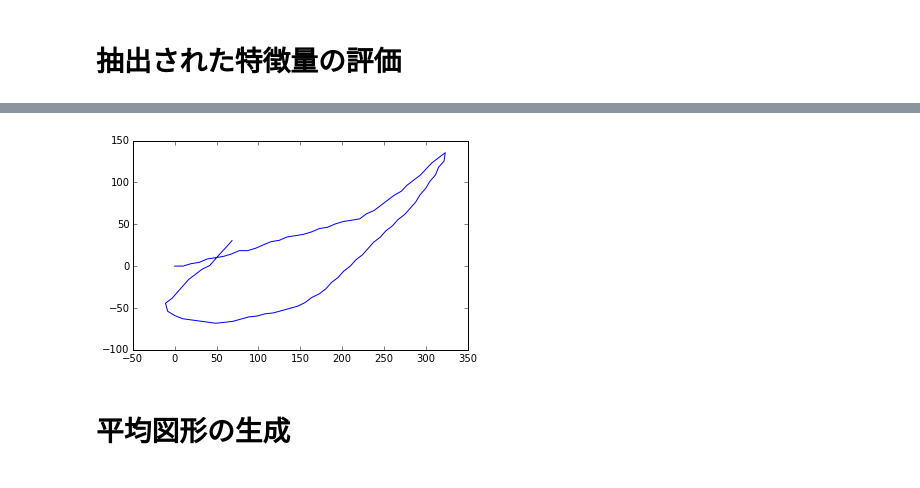
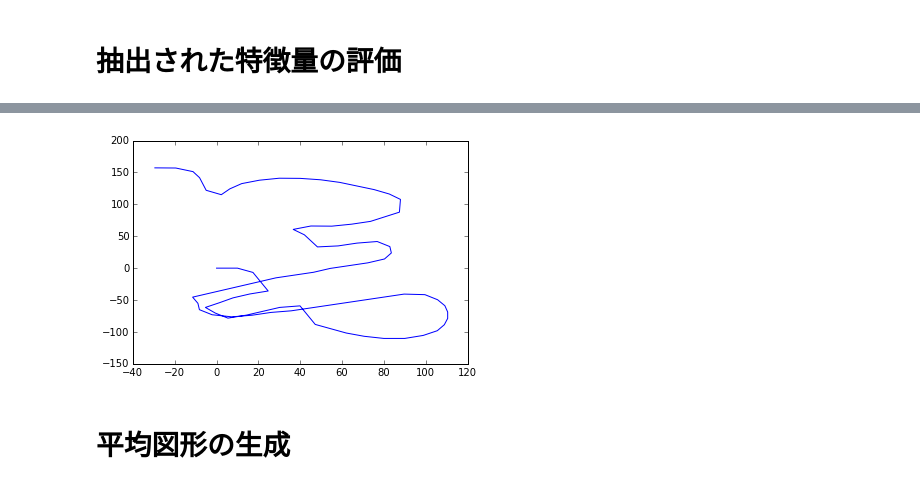
Before and after one commit to smurakami/figure-scanner, a Jupyter notebook: avarage_pool.ipynb, the cells around one changed output, grey strips where cells are left out. Drawn from its saved outputs; the diff is of its cells as text; code cells hidden in the pictures.

```diff
--- a/avarage_pool.ipynb
+++ b/avarage_pool.ipynb
@@ -73,36 +73,36 @@ def gen_path(angle):
     edge_len = 10
     direction = 0
 
     for a in angle:
         dp = np.array([np.cos(direction), np.sin(direction)]) * edge_len
         point += dp
         path.append(point.copy())
         direction += a
 
     path = np.vstack(path)
 
     return path
 
 
 def poolwalk(feat, shape_pool, feat_pool, length):
     feat = np.array(feat)
     feat_pool = np.array(feat_pool)
     shape_pool = np.array(shape_pool)
     dist = np.linalg.norm(feat_pool - feat, axis=1)
     idx = np.argsort(dist)
     num = length / len(shape_pool[0])
-    angle = np.hstack(shape_pool[idx][:num])
+    angle = np.hstack(shape_pool[idx][:num][np.random.permutation(num)])
     return gen_path(angle)
 
 
 def plot_path(path, marker=None):
-    plt.subplot(111).set_aspect(1)
+#     plt.subplot(111).set_aspect(1)
 
     plt.plot(*path.T, marker=marker)
 
 plot_path(poolwalk(feat[0], shape_pool[0], shape_feat_pool[0], 100))
 # %% [output]
-[figure, old version]
+[figure, new version]
 # %%
 def rotate(vec2, theta):
     mat = np.array([
```
Also changed, not shown: parts of 8 cells of this notebook.
